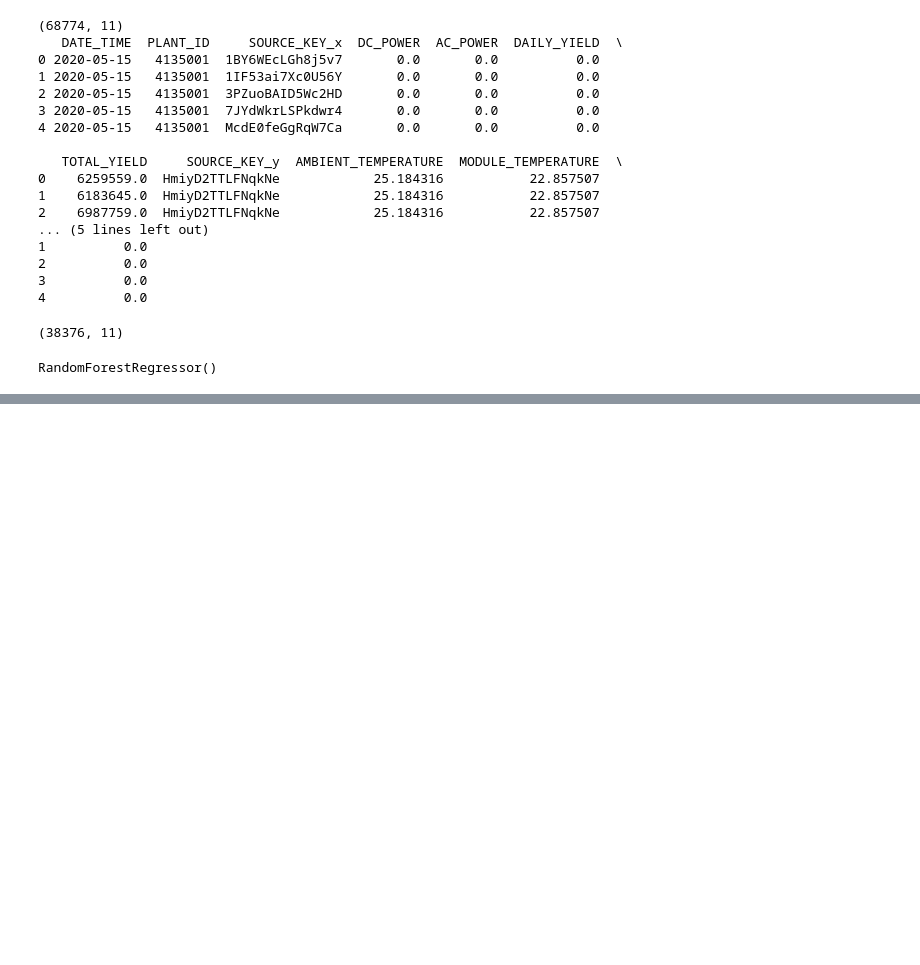
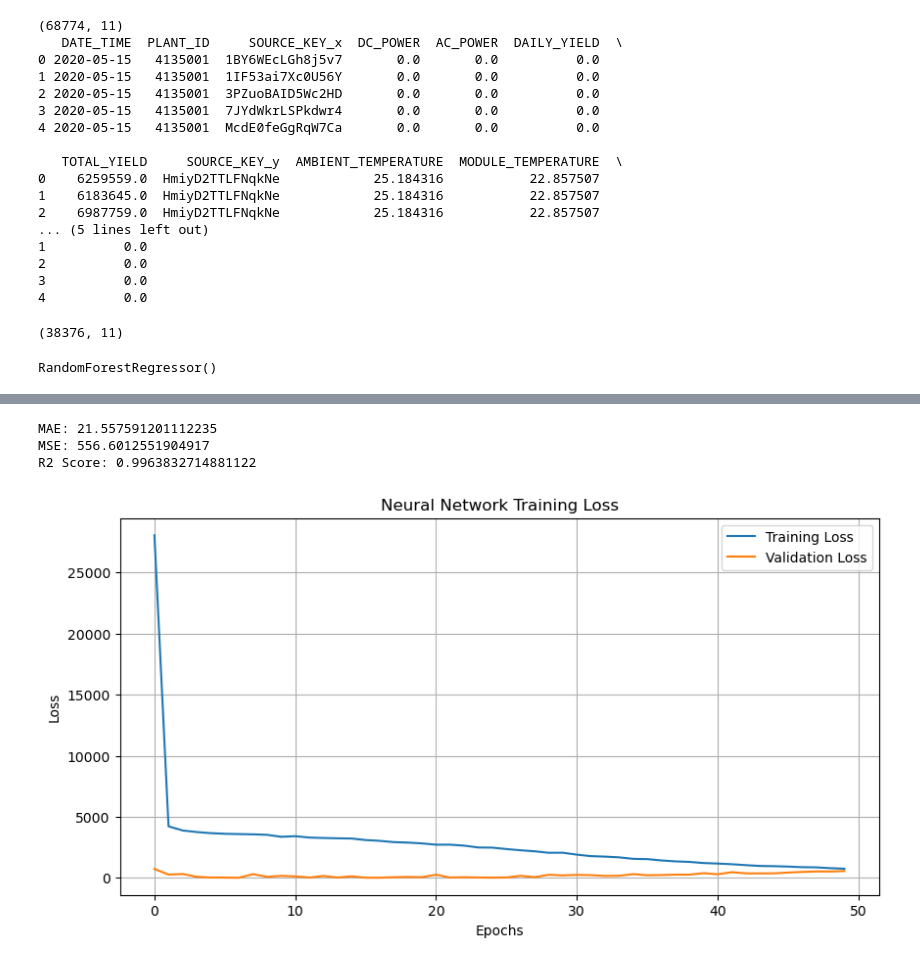
Before and after one commit to Bitttu4/Predictive-Maintainance-in-Solar-Power-System, a Jupyter notebook: Project.ipynb, the cells around one changed output, grey strips where cells are left out. Saved outputs shown, nothing was run; the diff lists cells and outputs as text; code cells hidden in the pictures; blank space fills up the shorter version.

Commit message:
added the neural network system for the analysis

```diff
--- a/Project.ipynb
+++ b/Project.ipynb
@@ -295,0 +346,13 @@ print(results.sample(10))
+# %%
+scaler = StandardScaler()
+
+X_scaled = scaler.fit_transform(X)
+# %%
+from sklearn.model_selection import train_test_split
+
+X_train, X_test, y_train, y_test = train_test_split(
+    X_scaled,
+    y,
+    test_size=0.1,
+    random_state=42
+)
@@ -295,0 +375,6 @@ print(results.sample(10))
+# %%
+model.compile(
+    optimizer=Adam(learning_rate=0.001),
+    loss='mse',
+    metrics=['mae']
+)
@@ -295,0 +405,9 @@ print(results.sample(10))
+# %%
+history = model.fit(
+    X_train,
+    y_train,
+    validation_split=0.2,
+    epochs=50,
+    batch_size=32,
+    verbose=1
+)
@@ -295,0 +438,30 @@ print(results.sample(10))
+# %%
+mae = mean_absolute_error(y_test, predicted)
+mse = mean_squared_error(y_test, predicted)
+r2 = r2_score(y_test, predicted)
+
+print("MAE:", mae)
+print("MSE:", mse)
+print("R2 Score:", r2)
+# %% [output]
+MAE: 21.557591201112235
+MSE: 556.6012551904917
+R2 Score: 0.9963832714881122
+# %%
+import matplotlib.pyplot as plt
+
+plt.figure(figsize=(10,5))
+
+plt.plot(history.history['loss'], label='Training Loss')
+plt.plot(history.history['val_loss'], label='Validation Loss')
+
+plt.xlabel('Epochs')
+plt.ylabel('Loss')
+plt.title('Neural Network Training Loss')
+
+plt.legend()
+plt.grid(True)
+
+plt.show()
+# %% [output]
+[figure, added]
```
Also changed, not shown: parts of 18 cells of this notebook.
